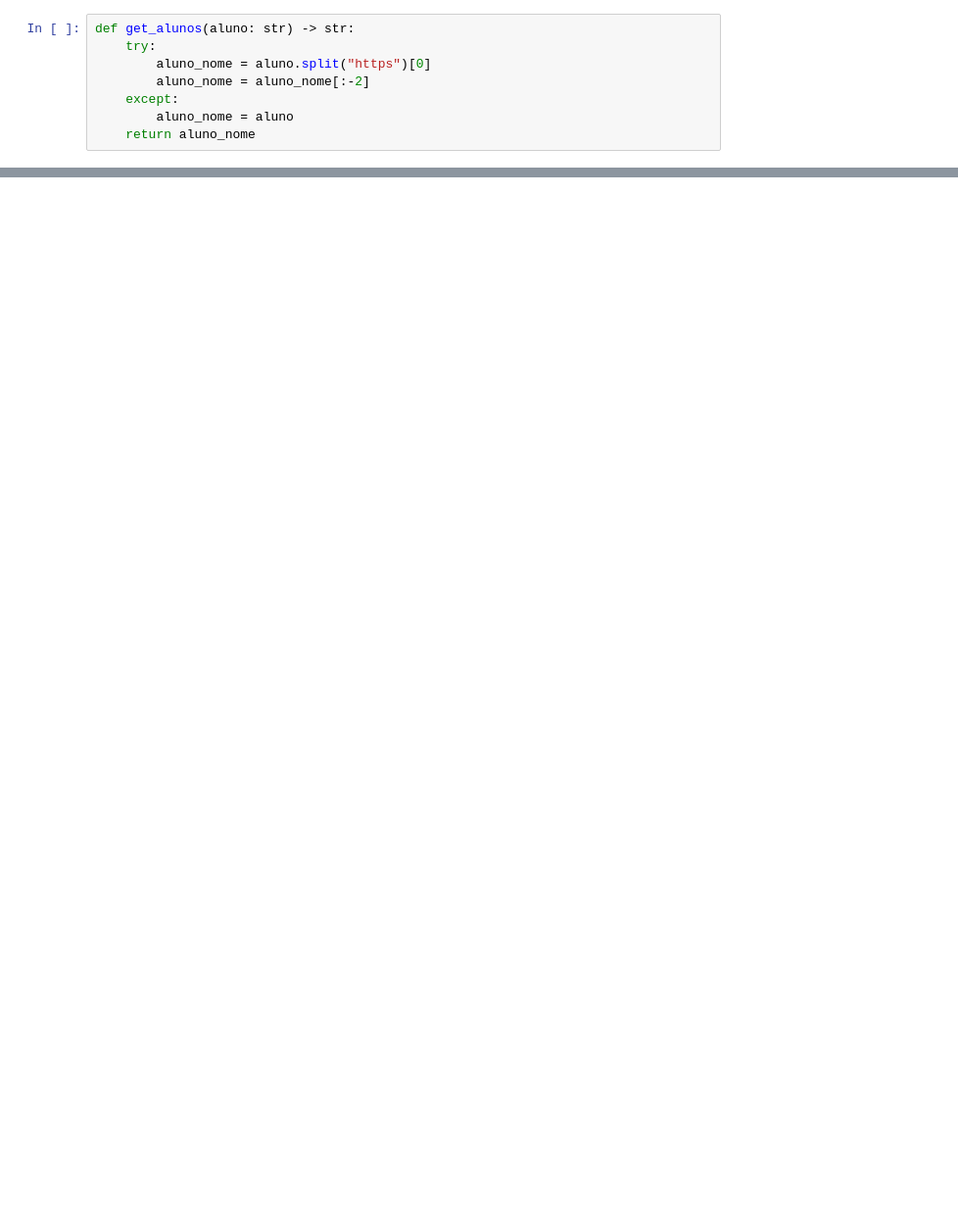
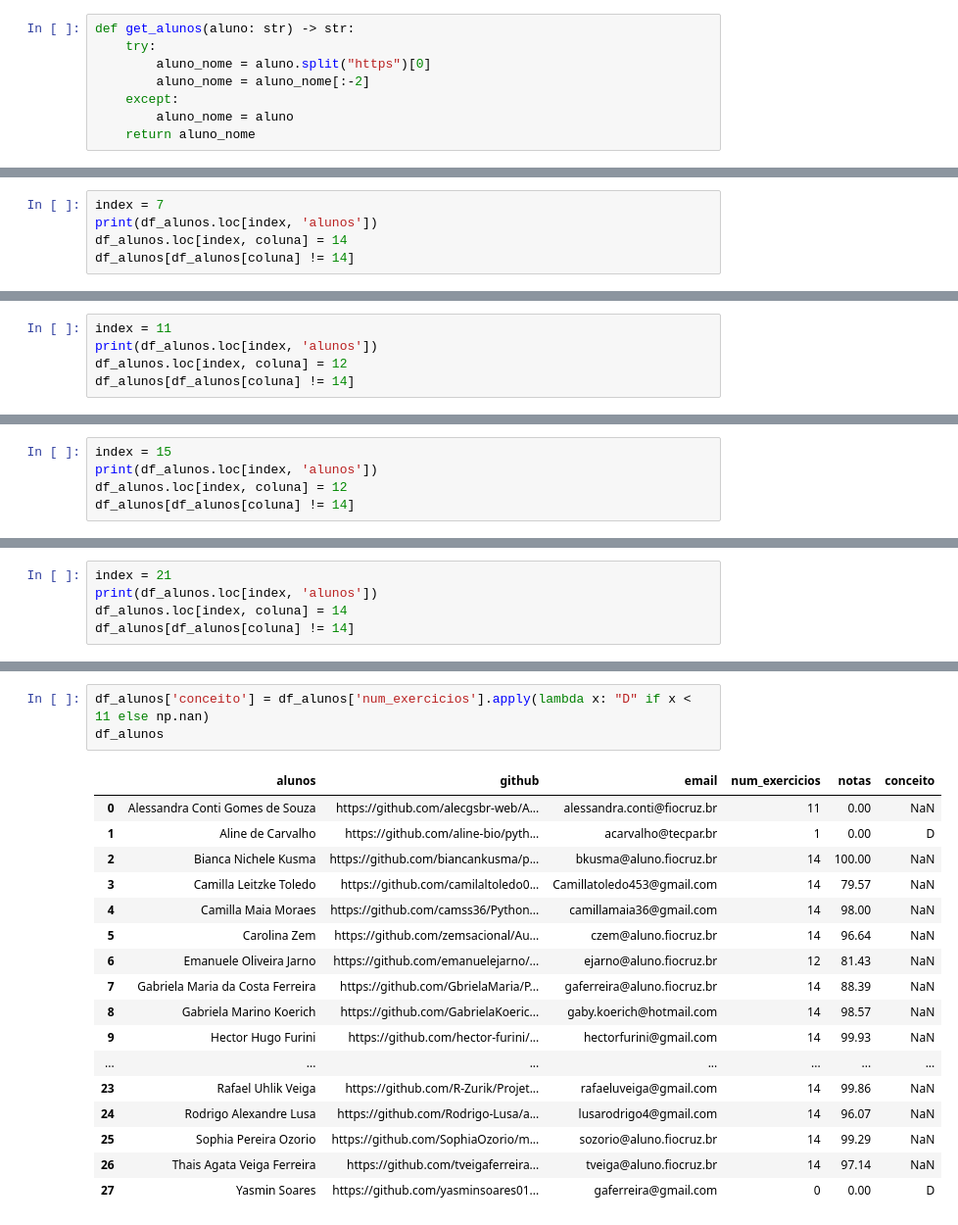
Before and after one commit to Laboratorio-de-Analise-de-Dados/disciplina_python_basico, a Jupyter notebook: dev/script/alunos/note/avaliação.ipynb, the cells around one changed output, grey strips where cells are left out. Shown at 98% size. Drawn from its saved outputs; the diff is of its cells as text; blank space fills up the shorter version.

Commit message:
Tabela de notas criada

```diff
--- a/dev/script/alunos/note/avaliação.ipynb
+++ b/dev/script/alunos/note/avaliação.ipynb
@@ -220,0 +478,5 @@ https://github.com/aline-bio/python-basico.git
+# %%
+index = 7
+print(df_alunos.loc[index, 'alunos'])
+df_alunos.loc[index, coluna] = 14
+df_alunos[df_alunos[coluna] != 14]
@@ -220,0 +494,5 @@ https://github.com/aline-bio/python-basico.git
+# %%
+index = 11
+print(df_alunos.loc[index, 'alunos'])
+df_alunos.loc[index, coluna] = 12
+df_alunos[df_alunos[coluna] != 14]
@@ -220,0 +510,5 @@ https://github.com/aline-bio/python-basico.git
+# %%
+index = 15
+print(df_alunos.loc[index, 'alunos'])
+df_alunos.loc[index, coluna] = 12
+df_alunos[df_alunos[coluna] != 14]
@@ -220,0 +526,5 @@ https://github.com/aline-bio/python-basico.git
+# %%
+index = 21
+print(df_alunos.loc[index, 'alunos'])
+df_alunos.loc[index, coluna] = 14
+df_alunos[df_alunos[coluna] != 14]
@@ -220,0 +561,21 @@ https://github.com/aline-bio/python-basico.git
+# %%
+df_alunos['conceito'] = df_alunos['num_exercicios'].apply(lambda x: "D" if x < 11 else np.nan)
+df_alunos
+# %% [output]
+|  | alunos | github | email | num_exercicios | notas | conceito |
+| 0 | Alessandra Conti Gomes de Souza | https://github.com/alecgsbr-web/A... | alessandra.conti@fiocruz.br | 11 | 0.00 | NaN |
+| 1 | Aline de Carvalho | https://github.com/aline-bio/pyth... | acarvalho@tecpar.br | 1 | 0.00 | D |
+| 2 | Bianca Nichele Kusma | https://github.com/biancankusma/p... | bkusma@aluno.fiocruz.br | 14 | 100.00 | NaN |
+| 3 | Camilla Leitzke Toledo | https://github.com/camilaltoledo0... | Camillatoledo453@gmail.com | 14 | 79.57 | NaN |
+| 4 | Camilla Maia Moraes | https://github.com/camss36/Python... | camillamaia36@gmail.com | 14 | 98.00 | NaN |
+| 5 | Carolina Zem | https://github.com/zemsacional/Au... | czem@aluno.fiocruz.br | 14 | 96.64 | NaN |
+| 6 | Emanuele Oliveira Jarno | https://github.com/emanuelejarno/... | ejarno@aluno.fiocruz.br | 12 | 81.43 | NaN |
+| 7 | Gabriela Maria da Costa Ferreira | https://github.com/GbrielaMaria/P... | gaferreira@aluno.fiocruz.br | 14 | 88.39 | NaN |
+| 8 | Gabriela Marino Koerich | https://github.com/GabrielaKoeric... | gaby.koerich@hotmail.com | 14 | 98.57 | NaN |
+| 9 | Hector Hugo Furini | https://github.com/hector-furini/... | hectorfurini@gmail.com | 14 | 99.93 | NaN |
+| ... | ... | ... | ... | ... | ... | ... |
+| 23 | Rafael Uhlik Veiga | https://github.com/R-Zurik/Projet... | rafaeluveiga@gmail.com | 14 | 99.86 | NaN |
+| 24 | Rodrigo Alexandre Lusa | https://github.com/Rodrigo-Lusa/a... | lusarodrigo4@gmail.com | 14 | 96.07 | NaN |
+| 25 | Sophia Pereira Ozorio | https://github.com/SophiaOzorio/m... | sozorio@aluno.fiocruz.br | 14 | 99.29 | NaN |
+| 26 | Thais Agata Veiga Ferreira | https://github.com/tveigaferreira... | tveiga@aluno.fiocruz.br | 14 | 97.14 | NaN |
+| 27 | Yasmin Soares | https://github.com/yasminsoares01... | gaferreira@gmail.com | 0 | 0.00 | D |
```
Also changed, not shown: parts of 54 cells of this notebook, 4 other files.
